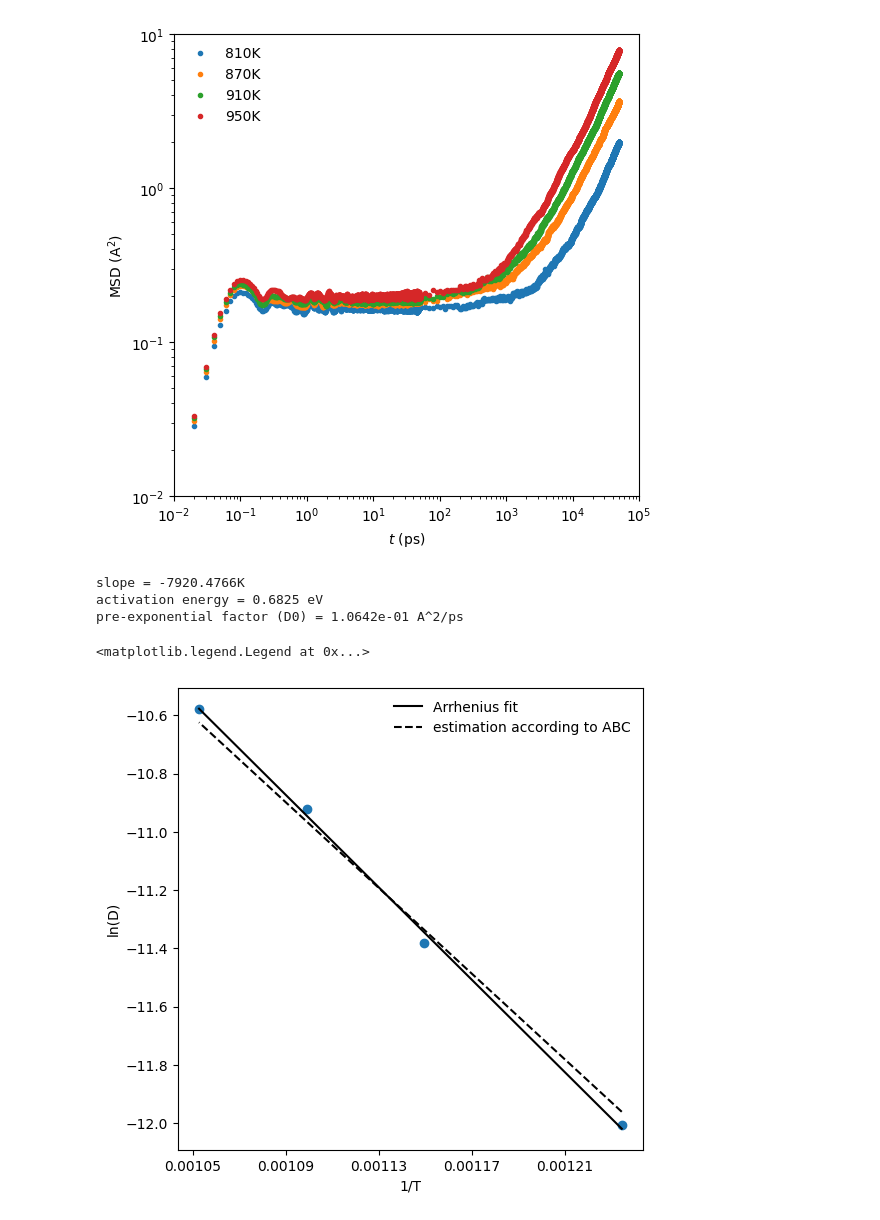
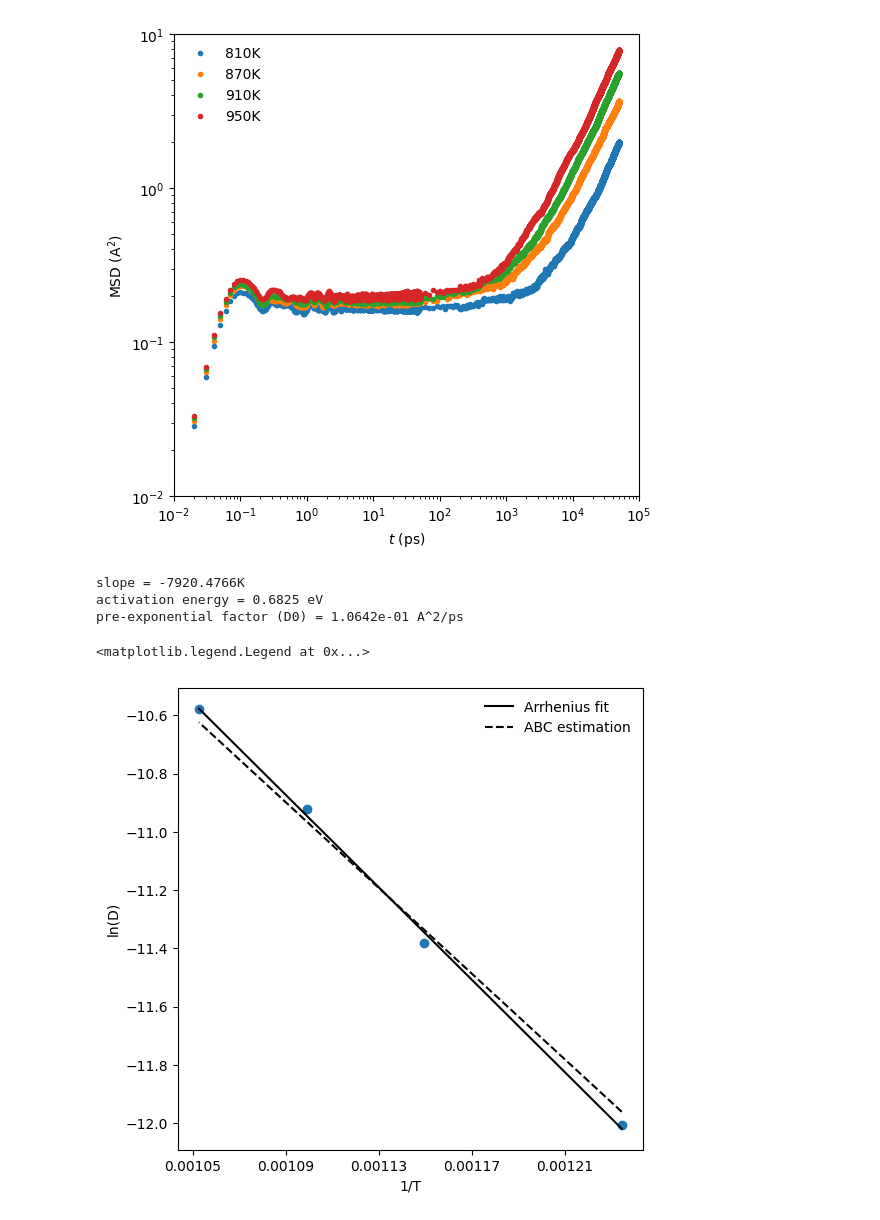
Before and after one commit to ch-tung/ABCD_J, a Jupyter notebook: EAM/LAMMPS/test_MSD.ipynb, the cells around one changed output. Cells and saved outputs as stored; diff of their text form; code cells hidden in the pictures.

```diff
--- a/EAM/LAMMPS/test_MSD.ipynb
+++ b/EAM/LAMMPS/test_MSD.ipynb
@@ -97,27 +87,31 @@ for positions in positions_list:
 # %%
-n_t0 = 2
-n_times = positions_list_st[0].shape[0]
-n_times_msd = n_times_msd = int(np.floor(n_times/n_t0))
+# n_t0 = 2
+# n_times = positions_list_st[0].shape[0]
+# n_times_msd = n_times_msd = int(np.floor(n_times/n_t0))
 
-n_particles = len(atom_ids)
+# n_particles = len(atom_ids)
 
 
-t_list_st = np.arange(n_times_msd)
-t0_list = np.arange(n_t0)*n_times_msd
+# t_list_st = np.arange(n_times_msd)
+# t0_list = np.arange(n_t0)*n_times_msd
 
-msd_list_st = []
-for positions in positions_list_st:
-    msd = np.zeros(n_times_msd)
-    for it0, t0 in enumerate(t0_list):
-        position_0 = positions[t0]
-        for it, t in (enumerate(t_list_st)):
-            position_t = positions[t0+t]
-            msd_t = np.sum((position_t-position_0)**2)/n_particles
-            msd[it] += msd_t
-    msd = msd/n_t0
-    msd_list_st.append(msd)
+# msd_list_st = []
+# for positions in positions_list_st:
+#     msd = np.zeros(n_times_msd)
+#     for it0, t0 in enumerate(t0_list):
+#         position_0 = positions[t0]
+#         for it, t in (enumerate(t_list_st)):
+#             position_t = positions[t0+t]
+#             msd_t = np.sum((position_t-position_0)**2)/n_particles
+#             msd[it] += msd_t
+#     msd = msd/n_t0
+#     msd_list_st.append(msd)
 # %%
-# from scipy.io import savemat, loadmat
+temperature_list = [810,870,910,950]
+n_times_msd = 5000
+t_list = np.arange(n_times_msd)
+t_list_st = np.arange(n_times_msd)
+from scipy.io import savemat, loadmat
 # msd_list = np.array(msd_list)
 # msd_list_st = np.array(msd_list_st)
 # mdic = {"msd_list": msd_list, "msd_list_st": msd_list_st}
@@ -203,32 +197,32 @@ ax.plot((inv_temperature_list), np.log(diffusivity_list), "o")
 x = np.vstack([inv_temperature_list,np.ones_like(inv_temperature_list)]).T
 y = np.log(diffusivity_list)
 A, B = np.linalg.lstsq(x, y, rcond=None)[0]
 ax.plot(inv_temperature_list, A*inv_temperature_list+B, "-k", label = "Arrhenius fit")
 
 k_B = 8.61733326e-5
 
 print(f"slope = {A:0.4f}K")
 print(f"activation energy = {-A*k_B:0.4f} eV")
 
 ax.set_xlabel(r"1/T")
 ax.set_xticks([0.00105,0.00109,0.00113,0.00117,0.00121,0.00125])
 ax.set_ylabel(r"ln(D)")
 
 ## Estimate the pre-exponential factor
 D_0 = np.exp(np.mean(np.log(diffusivity_list)) + np.mean(-A*inv_temperature_list))
 print(f"pre-exponential factor (D0) = {D_0:.4e} A^2/ps")
 
 # activation energy according to ABC
 E_abc = 0.6328
 
 # Estimate diffusivity for the given temperatures
 diffusivity_estimates = np.exp(-E_abc/(k_B)*(inv_temperature_list-np.mean(inv_temperature_list))) * np.exp(np.mean(np.log(diffusivity_list)))
-ax.plot(inv_temperature_list, np.log(diffusivity_estimates), "--k", label = "estimation according to ABC")
+ax.plot(inv_temperature_list, np.log(diffusivity_estimates), "--k", label = "ABC estimation")
 
 ax.legend(frameon=False)
 # %% [output]
 slope = -7920.4766K
 activation energy = 0.6825 eV
 pre-exponential factor (D0) = 1.0642e-01 A^2/ps
 <matplotlib.legend.Legend at 0x...>
-[figure, old version]
+[figure, new version]
```
Also changed, not shown: parts of 6 cells of this notebook.
